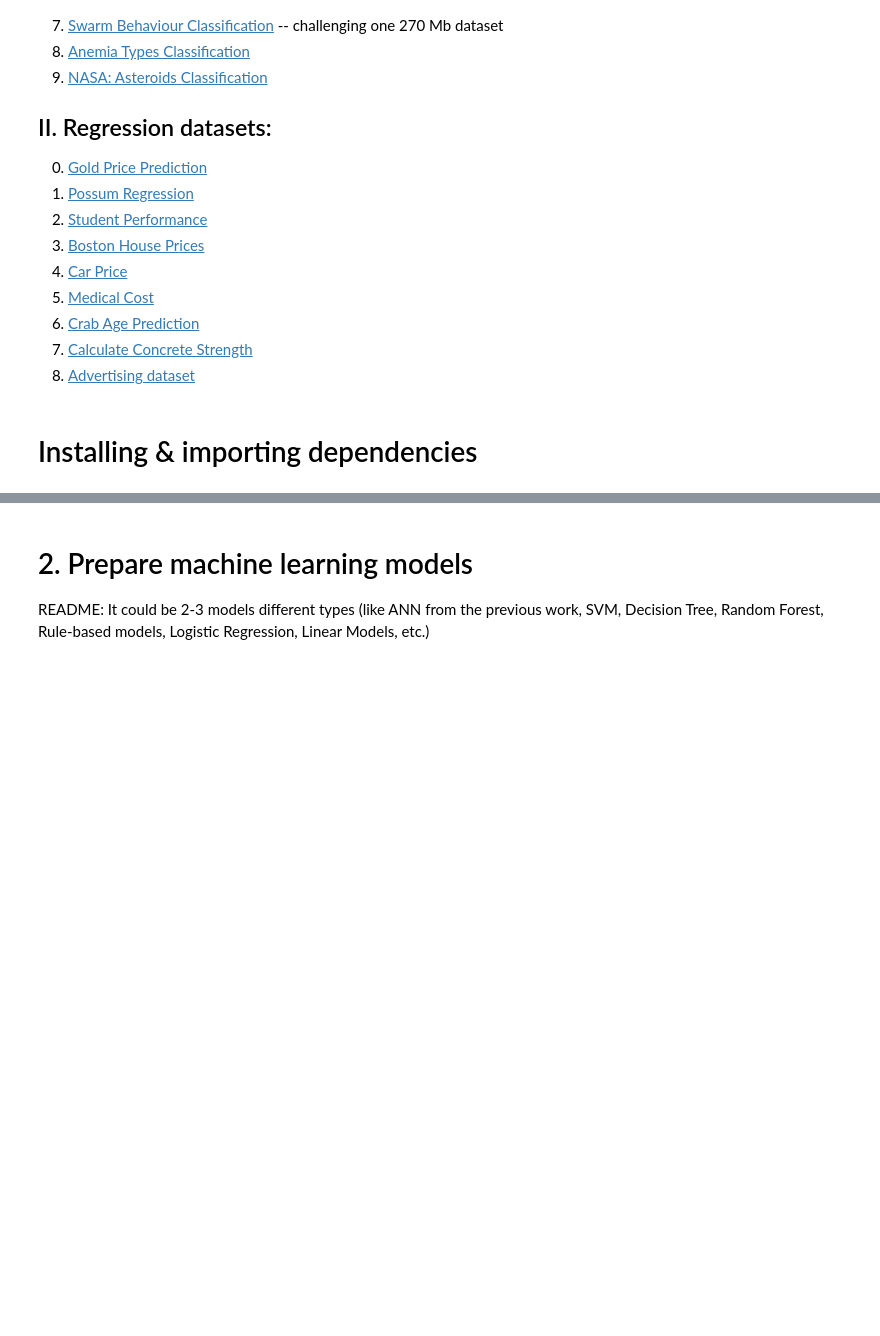
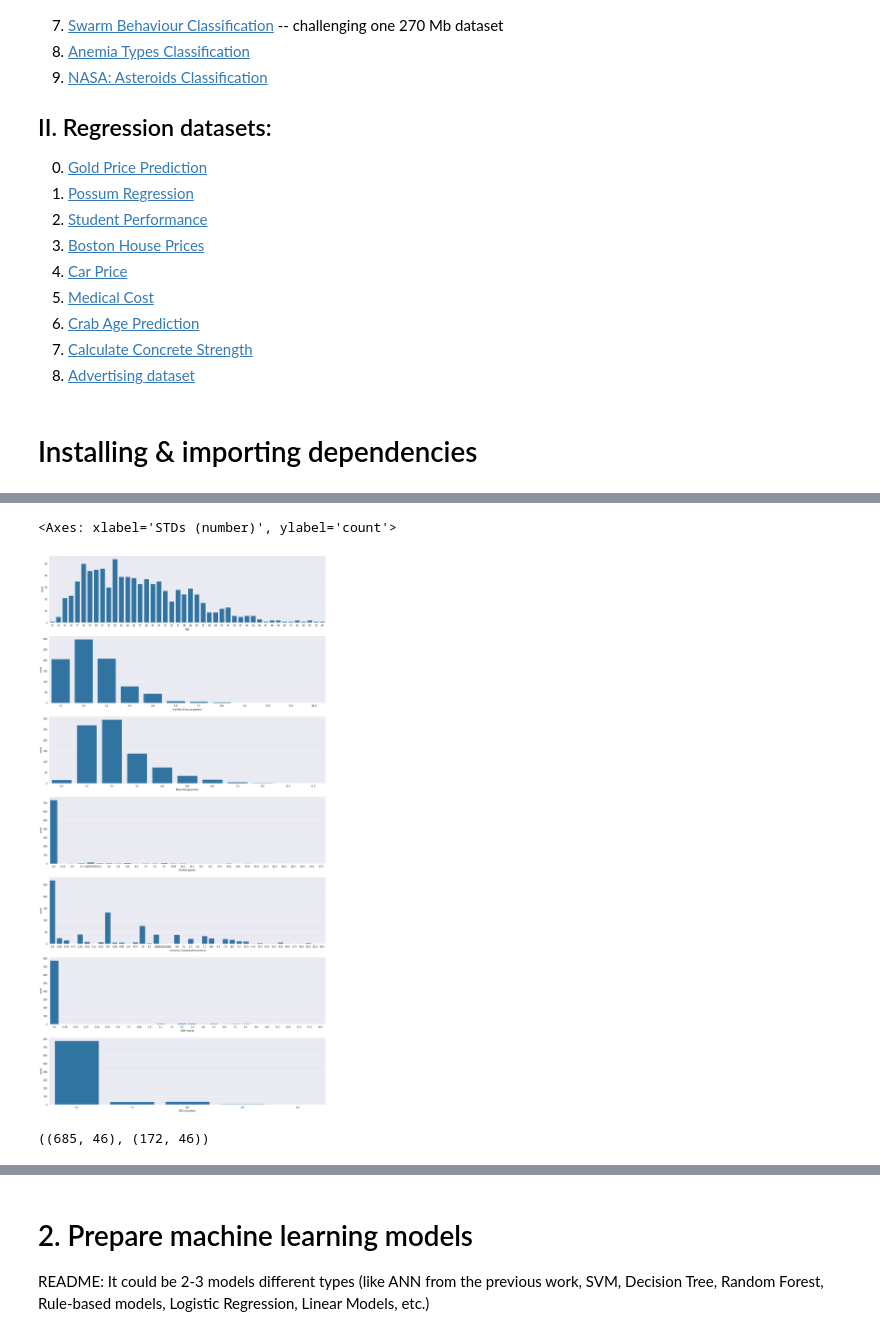
Before and after one commit to VolDonets/building_ML_models_course_materials, a Jupyter notebook: lab_works_2025_2026_2nd_sem/lab_2/lab_2_example_and_task.ipynb, the cells around one changed output, grey strips where cells are left out. Cells and saved outputs as stored; diff of their text form; code cells hidden in the pictures; blank space fills up the shorter version.

Commit message:
Done with example and the task of the first lab work.

```diff
--- a/lab_works_2025_2026_2nd_sem/lab_2/lab_2_example_and_task.ipynb
+++ b/lab_works_2025_2026_2nd_sem/lab_2/lab_2_example_and_task.ipynb
@@ -104,0 +172,4 @@ import tensorflow as tf
+# %%
+df = df_fullna
+df = df.apply(pd.to_numeric, errors='coerce')
+df.info()
@@ -104,0 +194,30 @@ import tensorflow as tf
+# %%
+df['Number of sexual partners'] = df['Number of sexual partners'].fillna(df['Number of sexual partners'].median())
+df['First sexual intercourse'] = df['First sexual intercourse'].fillna(df['First sexual intercourse'].median())
+df['Num of pregnancies'] = df['Num of pregnancies'].fillna(df['Num of pregnancies'].median())
+df['Smokes'] = df['Smokes'].fillna(1)
+df['Smokes (years)'] = df['Smokes (years)'].fillna(df['Smokes (years)'].median())
+df['Smokes (packs/year)'] = df['Smokes (packs/year)'].fillna(df['Smokes (packs/year)'].median())
+df['Hormonal Contraceptives'] = df['Hormonal Contraceptives'].fillna(1)
+df['Hormonal Contraceptives (years)'] = df['Hormonal Contraceptives (years)'].fillna(df['Hormonal Contraceptives (years)'].median())
+df['IUD'] = df['IUD'].fillna(0) # Under suggestion
+df['IUD (years)'] = df['IUD (years)'].fillna(0) #Under suggestion
+df['STDs'] = df['STDs'].fillna(1)
+df['STDs (number)'] = df['STDs (number)'].fillna(df['STDs (number)'].median())
+df['STDs:condylomatosis'] = df['STDs:condylomatosis'].fillna(df['STDs:condylomatosis'].median())
+df['STDs:cervical condylomatosis'] = df['STDs:cervical condylomatosis'].fillna(df['STDs:cervical condylomatosis'].median())
+df['STDs:vaginal condylomatosis'] = df['STDs:vaginal condylomatosis'].fillna(df['STDs:vaginal condylomatosis'].median())
+df['STDs:vulvo-perineal condylomatosis'] = df['STDs:vulvo-perineal condylomatosis'].fillna(df['STDs:vulvo-perineal condylomatosis'].median())
+df['STDs:syphilis'] = df['STDs:syphilis'].fillna(df['STDs:syphilis'].median())
+df['STDs:pelvic inflammatory disease'] = df['STDs:pelvic inflammatory disease'].fillna(df['STDs:pelvic inflammatory disease'].median())
+df['STDs:genital herpes'] = df['STDs:genital herpes'].fillna(df['STDs:genital herpes'].median())
+df['STDs:molluscum contagiosum'] = df['STDs:molluscum contagiosum'].fillna(df['STDs:molluscum contagiosum'].median())
+df['STDs:AIDS'] = df['STDs:AIDS'].fillna(df['STDs:AIDS'].median())
+df['STDs:HIV'] = df['STDs:HIV'].fillna(df['STDs:HIV'].median())
+df['STDs:Hepatitis B'] = df['STDs:Hepatitis B'].fillna(df['STDs:Hepatitis B'].median())
+df['STDs:HPV'] = df['STDs:HPV'].fillna(df['STDs:HPV'].median())
+df['STDs: Time since first diagnosis'] = df['STDs: Time since first diagnosis'].fillna(df['STDs: Time since first diagnosis'].median())
+df['STDs: Time since last diagnosis'] = df['STDs: Time since last diagnosis'].fillna(df['STDs: Time since last diagnosis'].median())
+# %%
+df = pd.get_dummies(data=df, columns=['Smokes','Hormonal Contraceptives','IUD','STDs',
+                                      'Dx:Cancer','Dx:CIN','Dx:HPV','Dx','Hinselmann','Citology','Schiller'])
@@ -104,0 +254,12 @@ import tensorflow as tf
+# %%
+fig, (ax1,ax2,ax3,ax4,ax5,ax6,ax7) = plt.subplots(7,1,figsize=(20,40))
+sns.countplot(x='Age', data=df, ax=ax1)
+sns.countplot(x='Number of sexual partners', data=df, ax=ax2)
+sns.countplot(x='Num of pregnancies', data=df, ax=ax3)
+sns.countplot(x='Smokes (years)', data=df, ax=ax4)
+sns.countplot(x='Hormonal Contraceptives (years)', data=df, ax=ax5)
+sns.countplot(x='IUD (years)', data=df, ax=ax6)
+sns.countplot(x='STDs (number)', data=df, ax=ax7)
+# %% [output]
+<Axes: xlabel='STDs (number)', ylabel='count'>
+[figure, added]
@@ -104,0 +301,4 @@ import tensorflow as tf
+# %%
+X_train.shape, X_test.shape
+# %% [output]
+((685, 46), (172, 46))
```
Also changed, not shown: parts of 50 cells of this notebook, 1 other file.
